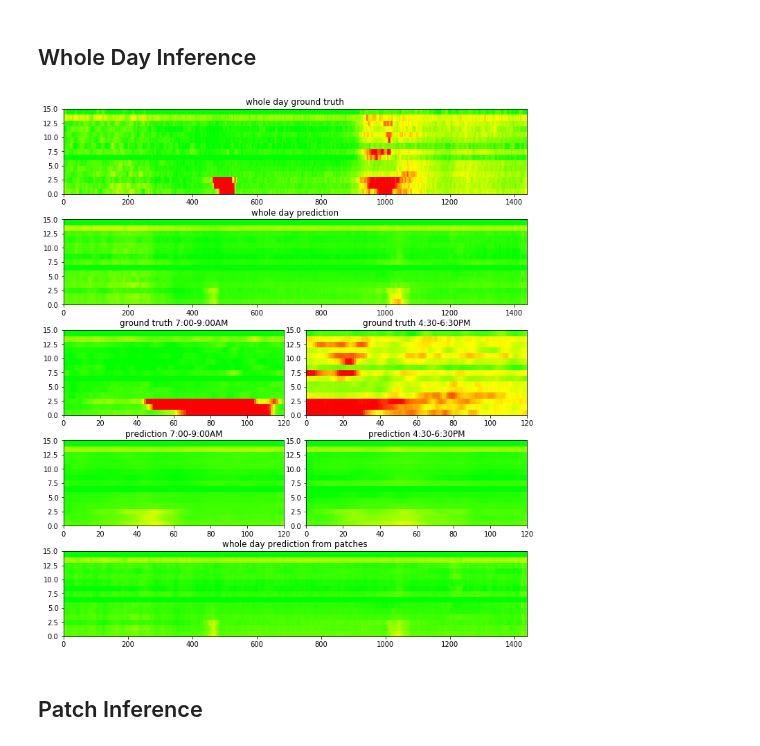
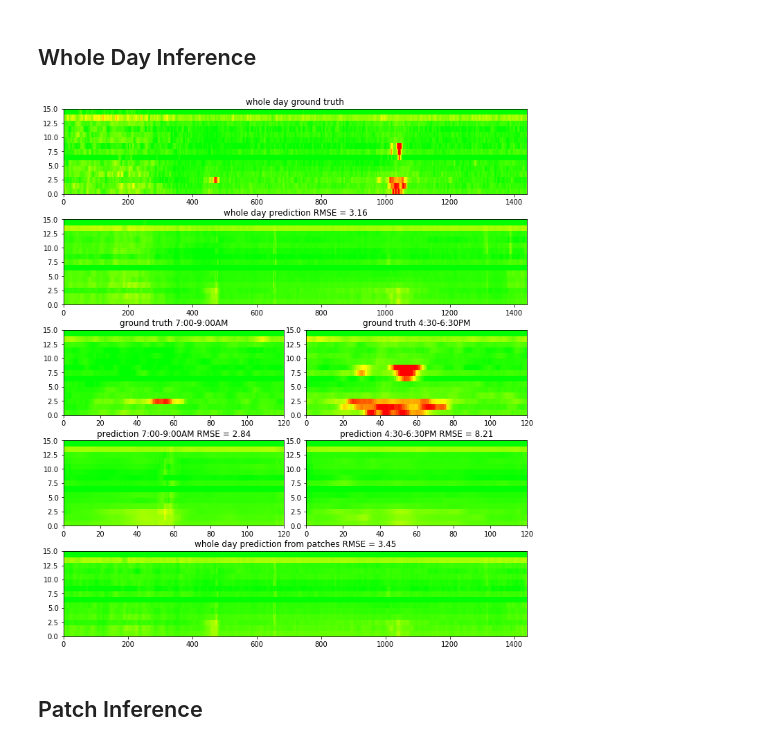
Before and after one commit to wkelongws/D, a Jupyter notebook: CNN_analysis_model_inference.ipynb, the cells around one changed output. Cells and saved outputs as stored; diff of their text form; code cells hidden in the pictures.

```diff
--- a/CNN_analysis_model_inference.ipynb
+++ b/CNN_analysis_model_inference.ipynb
@@ -413,12 +413,18 @@ def add_patch_dim_to_sample(sample):
     return sample
 # %% [markdown]
 ## Whole Day Inference
+# %%
+def RMSE_cal(out,label):
+    a = nn.MSELoss()
+    MSE = a(Variable(out),Variable(label))
+    RMSE = MSE.data.numpy()[0]**0.5
+    return RMSE
 # %%
-day = 431
+day = 417
 idx = day  # test: [417,420,431]
-out,label = model(add_patch_dim_to_sample(db[idx]))
+out,label_all = model(add_patch_dim_to_sample(db[idx]))
 out = out.data.cpu()[0]
-label = label.data.cpu()[0]
+label_all = label_all.data.cpu()[0]
 
 #AM peak
 day_idx = day
@@ -440,21 +446,21 @@ gs = gridspec.GridSpec(5, 2, wspace=0.1, hspace=0.3)
 fig = plt.figure(figsize=(12,14))
 ax = plt.subplot(gs[0,:])
 ax.set_title('whole day ground truth')
-vis_one_day_traffic_speed(label)
+vis_one_day_traffic_speed(label_all)
 ax = plt.subplot(gs[1,:])
-ax.set_title('whole day prediction')
+ax.set_title('whole day prediction RMSE = {0:.2f}'.format(RMSE_cal(out,label_all)))
 vis_one_day_traffic_speed(out)
 ax = plt.subplot(gs[2,0])
 ax.set_title('ground truth 7:00-9:00AM')
 vis_one_day_traffic_speed(label_am)
 ax = plt.subplot(gs[3,0])
-ax.set_title('prediction 7:00-9:00AM')
+ax.set_title('prediction 7:00-9:00AM RMSE = {0:.2f}'.format(RMSE_cal(out_am,label_am)))
 vis_one_day_traffic_speed(out_am)
 ax = plt.subplot(gs[2,1])
 ax.set_title('ground truth 4:30-6:30PM')
 vis_one_day_traffic_speed(label_pm)
 ax = plt.subplot(gs[3,1])
-ax.set_title('prediction 4:30-6:30PM')
+ax.set_title('prediction 4:30-6:30PM RMSE = {0:.2f}'.format(RMSE_cal(out_pm,label_pm)))
 vis_one_day_traffic_speed(out_pm)
 
 
@@ -464,35 +470,35 @@ truth = []
 
 for i in range(133):
 
     vote = np.empty([15,1440])
     vote[:] = np.nan
     gt = np.copy(vote)
 
     idx = day_idx*133 + i
     out,label = model(add_patch_dim_to_sample(db_patch[idx]))
     out = out.data.cpu()[0]
     label = label.data.cpu()[0]
 
     vote[:,i*10:i*10+120] = out
     gt[:,i*10:i*10+120] = label
     pred.append(vote)
     truth.append(gt)
 
 def vote(votes):
     a = np.stack(votes,0)
     b = np.nanmean(a,0)
     return b
 
 pred = vote(pred)
 truth = vote(truth)
 ax = plt.subplot(gs[4,:])
-ax.set_title('whole day prediction from patches')
+ax.set_title('whole day prediction from patches RMSE = {0:.2f}'.format(RMSE_cal(torch.from_numpy(pred).float(),label_all)))
 vis_one_day_traffic_speed(pred)
 
 figname = weights_file_name
 fig.savefig('images/CNN/'+figname+'_'+str(day)+'.png')
 # %% [output]
-[figure, old version]
+[figure, new version]
 # %% [markdown]
 ## Patch Inference
 # %%
```
Also changed, not shown: parts of 6 cells of this notebook, 10 other files.
